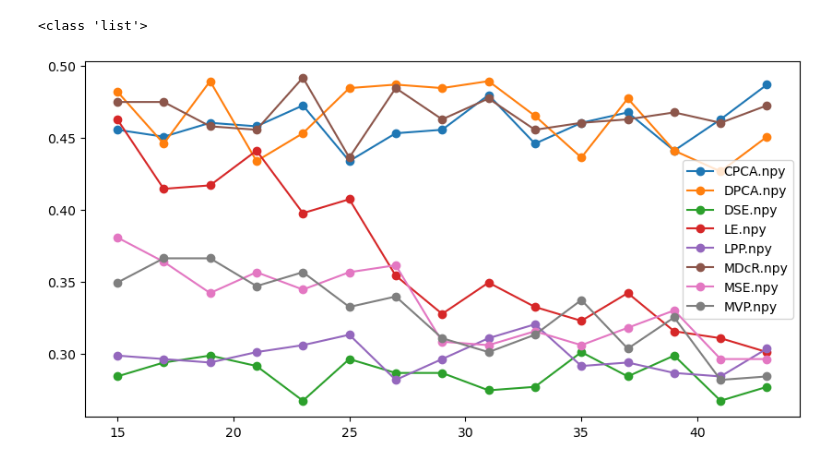
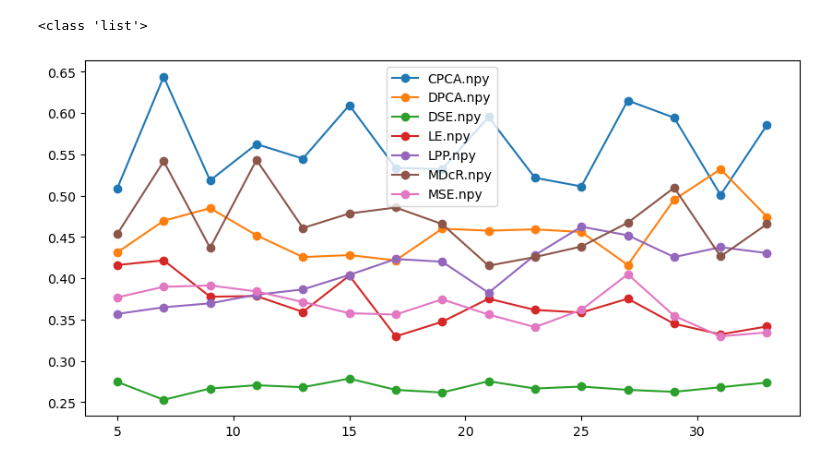
Before and after one commit to yiwei1029/mvbg, a Jupyter notebook: test_mp/plot.ipynb, the cells around one changed output. Saved outputs shown, nothing was run; the diff lists cells and outputs as text; code cells hidden in the pictures.

```diff
--- a/test_mp/plot.ipynb
+++ b/test_mp/plot.ipynb
@@ -1,17 +1,17 @@
 # %%
 import numpy as np
 import matplotlib.pyplot as plt
 import os
-path = '../result/acc/YALE/'
+path = '../result/acc/BBC/'
 models=os.listdir(path)
 models.remove('d_range.npy')
 plt.figure(figsize=(10,5))
 for model in models:
     temp = np.load(path+f'{model}')
     range   = np.load(path+'d_range.npy')
     plt.plot(range,temp,marker='o',label = model)
 plt.legend()
 print(type(models))
 # %% [output]
 <class 'list'>
-[figure, old version]
+[figure, new version]
```
Also changed, not shown: 2 other files.
